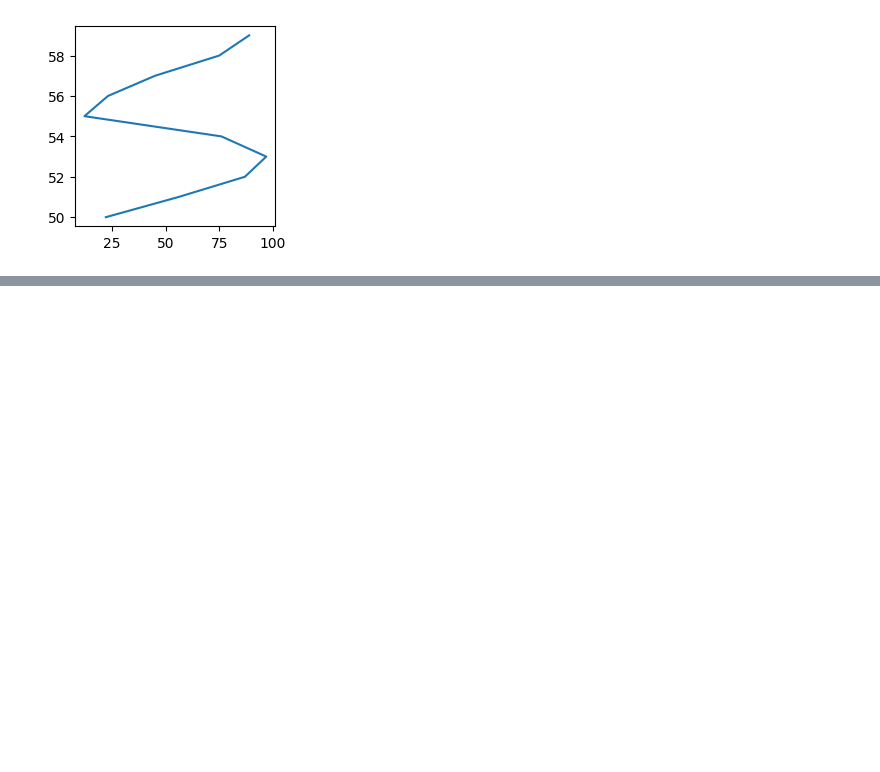
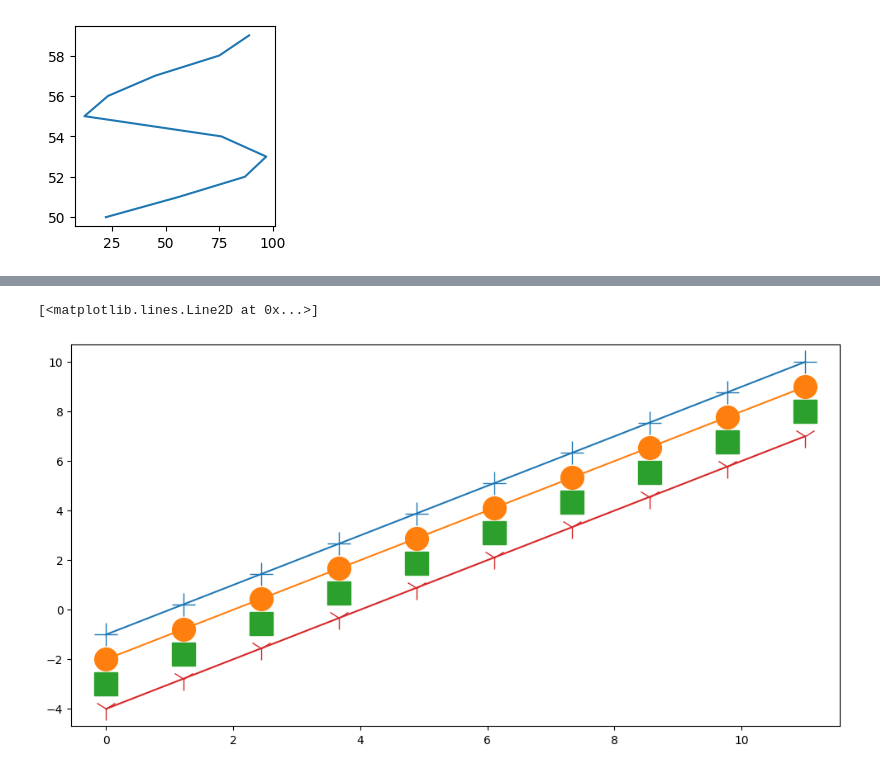
Before and after one commit to Harishbtc07/ML_and_DS_with_python, a Jupyter notebook: matplotlib.ipynb, the cells around one changed output, grey strips where cells are left out. Cells and saved outputs as stored; diff of their text form; code cells hidden in the pictures; blank space fills up the shorter version.

```diff
--- a/matplotlib.ipynb
+++ b/matplotlib.ipynb
@@ -158,0 +174,13 @@ fig.savefig("first_image.png", bbox_inches='tight')
+# %%
+fig, ax = plt.subplots(figsize=(12,6))
+
+# Use marker for string code
+# Use markersize or ms for size
+
+ax.plot(x, x-1,marker='+',markersize=20)
+ax.plot(x, x-2,marker='o',ms=20) #ms can be used for markersize
+ax.plot(x, x-3,marker='s',ms=20,lw=0) # make linewidth zero to see only markers
+ax.plot(x, x-4,marker='1',ms=20)
+# %% [output]
+[<matplotlib.lines.Line2D at 0x...>]
+[figure, added]
```
Also changed, not shown: parts of 7 cells of this notebook, 5 other files.
